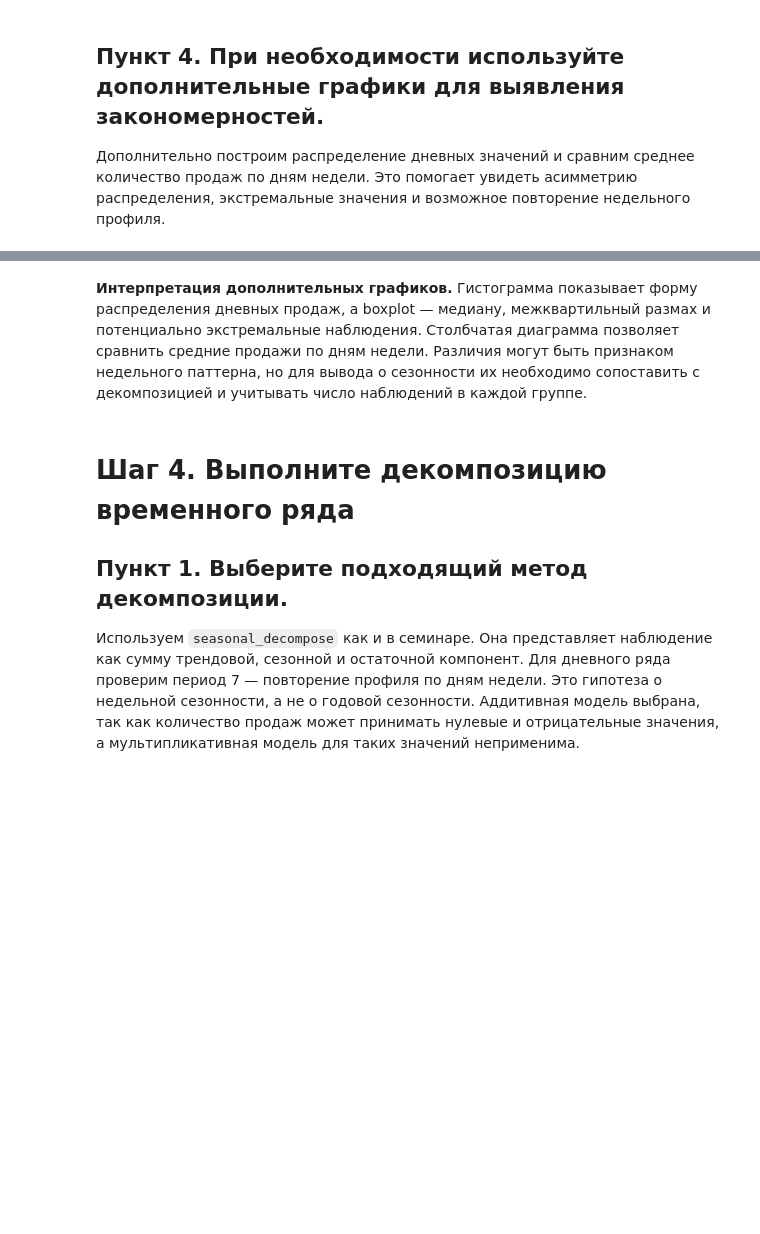
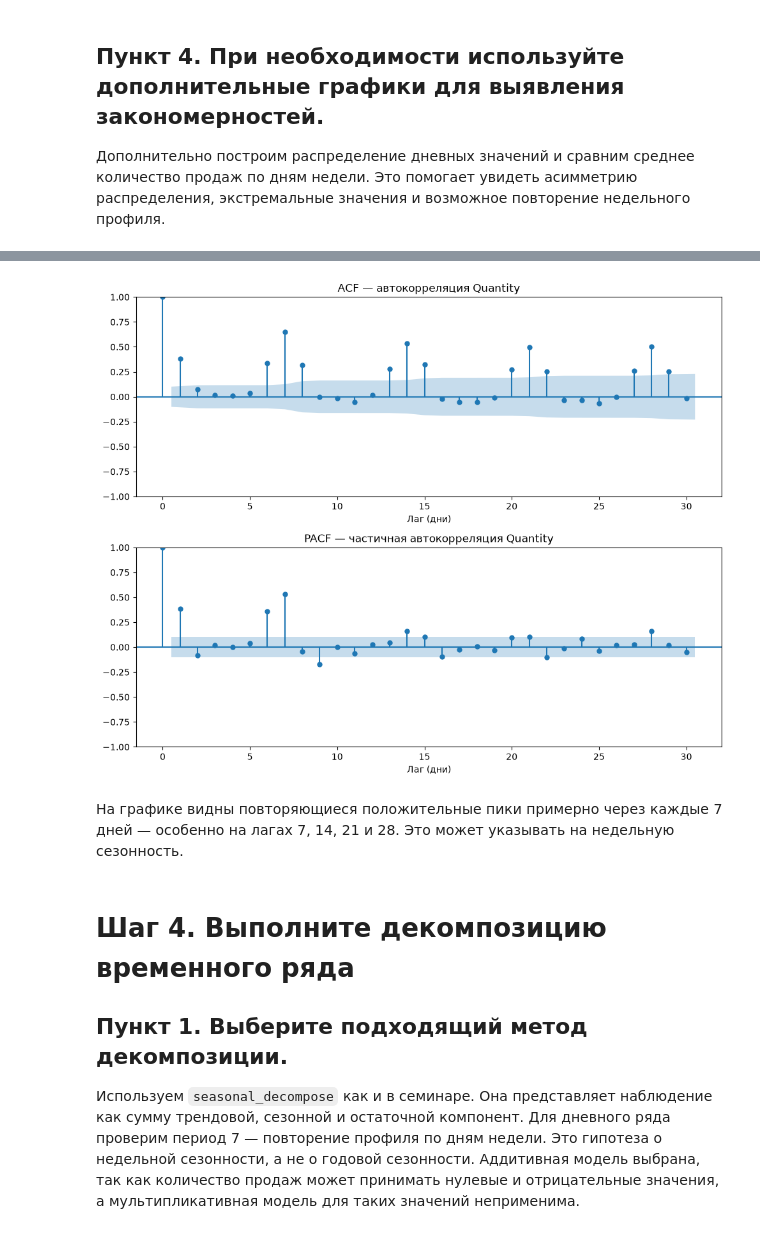
Before and after one commit to morojenoe/time-series, a Jupyter notebook: HW_1.ipynb, the cells around one changed output, grey strips where cells are left out. Drawn from its saved outputs; the diff is of its cells as text; code cells hidden in the pictures; blank space fills up the shorter version.

```diff
--- a/HW_1.ipynb
+++ b/HW_1.ipynb
@@ -768,5 +474,49 @@ plt.show()
-# %% [markdown]
-**Интерпретация дополнительных графиков.** Гистограмма показывает форму распределения дневных продаж, а boxplot — медиану, межквартильный размах и потенциально экстремальные наблюдения. Столбчатая диаграмма позволяет сравнить средние продажи по дням недели. Различия могут быть признаком недельного паттерна, но для вывода о сезонности их необходимо сопоставить с декомпозицией и учитывать число наблюдений в каждой группе.
+# %%
+def plot_quantity_acf_pacf(df: pd.DataFrame, max_lag: int = 30) -> None:
+    required = {"Quantity", "InvoiceDate"}
+    missing = required - set(df.columns)
+    if missing:
+        raise ValueError(f"В DataFrame не хватает колонок: {', '.join(sorted(missing))}")
+
+    data = df[["InvoiceDate", "Quantity"]].copy()
+    data["InvoiceDate"] = pd.to_datetime(data["InvoiceDate"], errors="coerce")
+    data["Quantity"] = pd.to_numeric(data["Quantity"], errors="coerce")
+    data = data.dropna(subset=["InvoiceDate", "Quantity"])
+
+    if data.empty:
+        raise ValueError("После очистки не осталось корректных дат и значений Quantity.")
+
+    # Суммируем количество по дням и добавляем дни без записей
+    daily_quantity = (
+        data.set_index("InvoiceDate")["Quantity"]
+        .resample("D")
+        .sum()
+        .fillna(0)
+    )
+
+    # Для PACF обычно используют не более половины длины ряда
+    lags = min(max_lag, len(daily_quantity) // 2 - 1)
+    if lags < 1:
+        raise ValueError("Для построения графиков нужно больше наблюдений.")
+
+    fig, axes = plt.subplots(2, 1, figsize=(10, 8))
+
+    plot_acf(daily_quantity, lags=lags, ax=axes[0])
+    axes[0].set_title("ACF — автокорреляция Quantity")
+    axes[0].set_xlabel("Лаг (дни)")
+
+    plot_pacf(daily_quantity, lags=lags, ax=axes[1], method="ywm")
+    axes[1].set_title("PACF — частичная автокорреляция Quantity")
+    axes[1].set_xlabel("Лаг (дни)")
+
+    plt.tight_layout()
+    plt.show()
+
+plot_quantity_acf_pacf(retail_dataset.df, max_lag=30)
+# %% [output]
+[figure, added]
+# %% [markdown]
+На графике видны повторяющиеся положительные пики примерно через каждые 7 дней — особенно на лагах 7, 14, 21 и 28. Это может указывать на недельную сезонность.
 # %% [markdown]
 # Шаг 4. Выполните декомпозицию временного ряда
 
```
Also changed, not shown: parts of 21 cells of this notebook, 9 other files.
